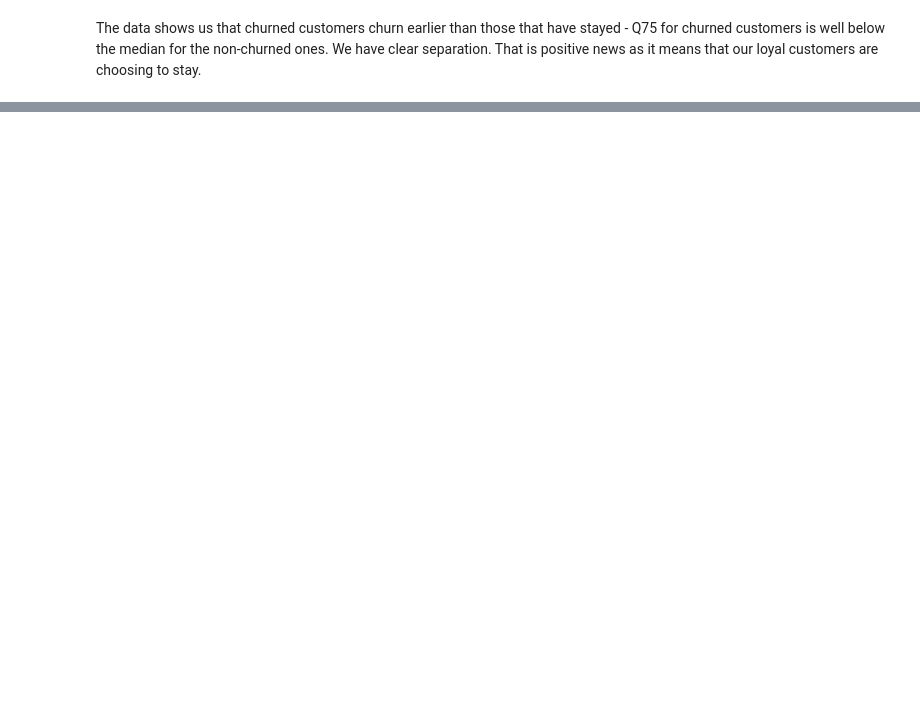
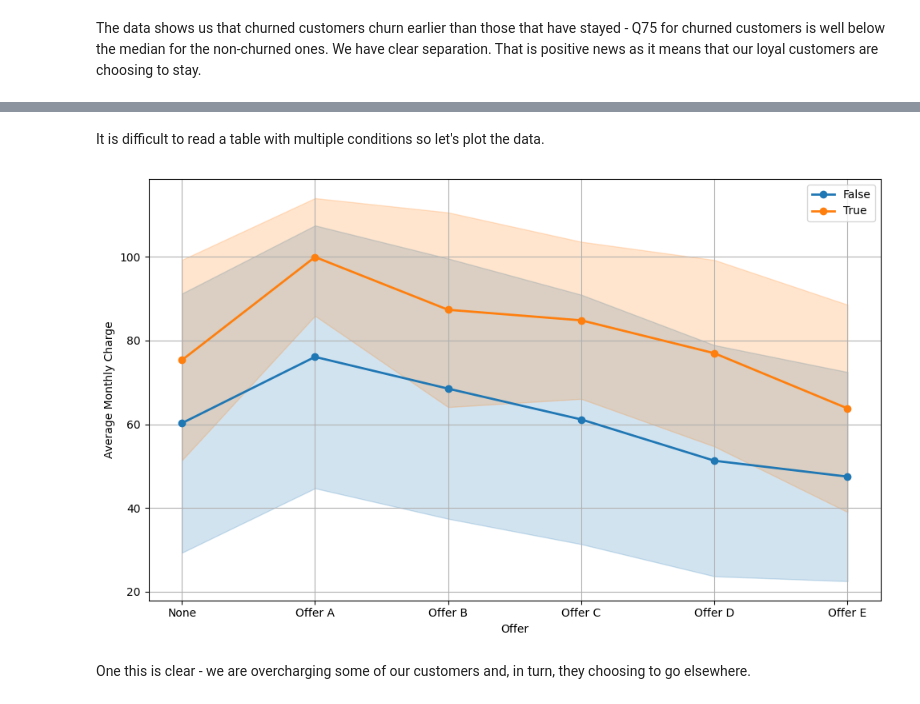
Before and after one commit to Mykolazaz/telco-churn-analysis, a Jupyter notebook: main.ipynb, the cells around one changed output, grey strips where cells are left out. Saved outputs shown, nothing was run; the diff lists cells and outputs as text; code cells hidden in the pictures; blank space fills up the shorter version.

```diff
--- a/main.ipynb
+++ b/main.ipynb
@@ -169,0 +218,30 @@ The data shows us that churned customers churn earlier than those that have stay
+# %% [markdown]
+It is difficult to read a table with multiple conditions so let's plot the data.
+# %%
+df = churn_count_charge.DataFrame()
+
+fig, ax = plt.subplots(figsize=(10, 6))
+
+for churn_val, group in df.groupby("churn_value"):
+
+    line = ax.plot(group["offer"], group["avg_monthly_charge"],
+                   marker='o', linewidth=2, markersize=6,
+                   label=f"{churn_val}")
+
+    color = line[0].get_color()
+
+    ax.fill_between(group["offer"],
+                    group["avg_monthly_charge"] - group["montly_charge_sd"],
+                    group["avg_monthly_charge"] + group["montly_charge_sd"],
+                    alpha=0.2, color=color)
+
+ax.set_xlabel("Offer")
+ax.set_ylabel("Average Monthly Charge")
+ax.legend()
+ax.grid(True)
+plt.tight_layout()
+plt.show()
+# %% [output]
+[figure, added]
+# %% [markdown]
+One this is clear - we are overcharging some of our customers and, in turn, they choosing to go elsewhere.
```
Also changed, not shown: parts of 7 cells of this notebook.
